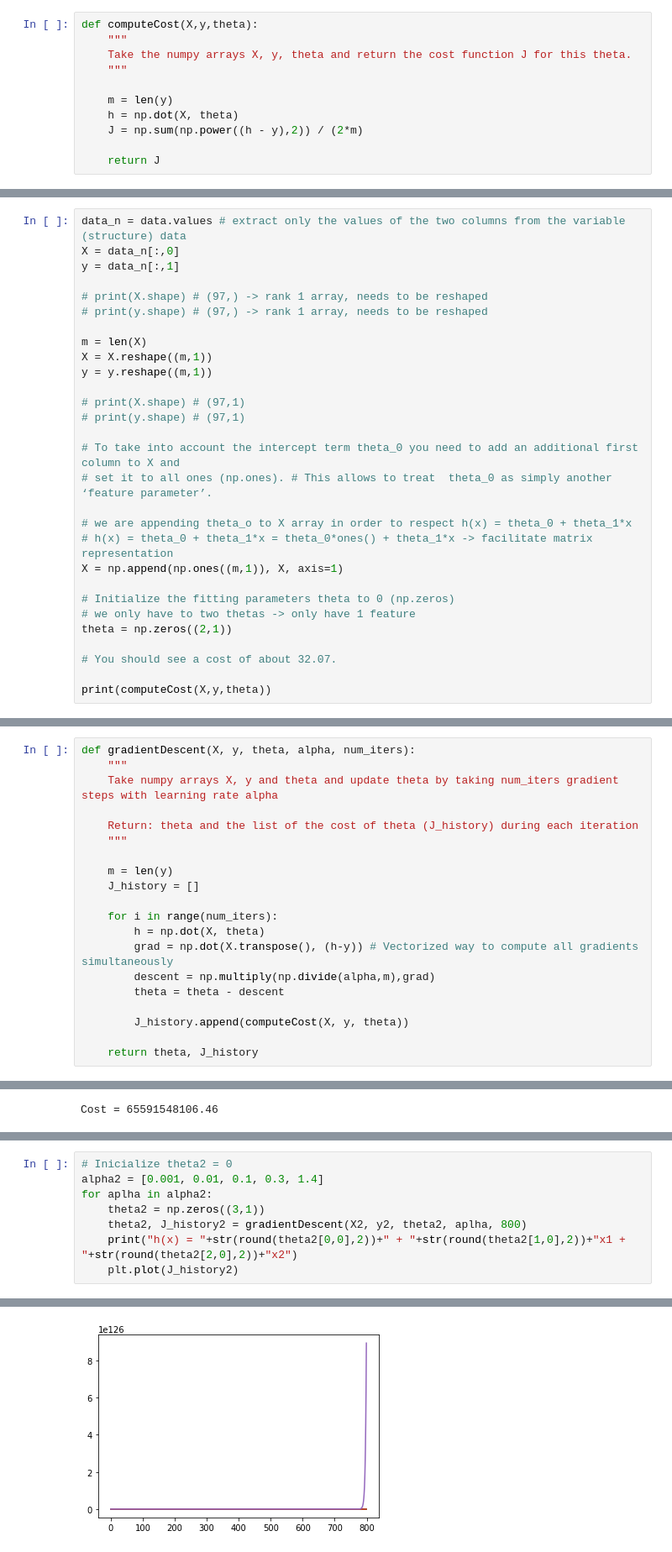
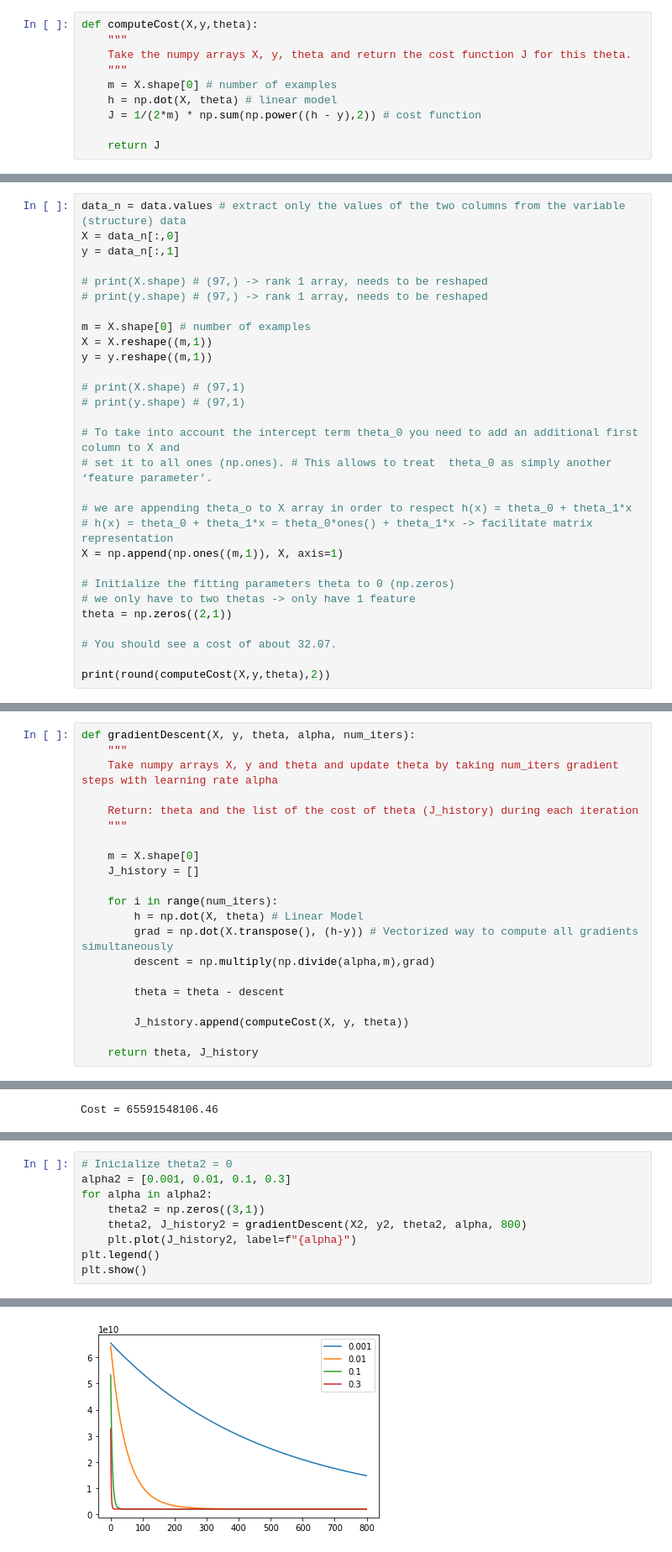
Before and after one commit to vascoalramos/taa, a Jupyter notebook: practical-labs/lab02/ML_LinReg.ipynb, the cells around one changed output, grey strips where cells are left out. Shown at 84% size. Drawn from its saved outputs; the diff is of its cells as text.

```diff
--- a/practical-labs/lab02/ML_LinReg.ipynb
+++ b/practical-labs/lab02/ML_LinReg.ipynb
@@ -71,10 +71,9 @@ def computeCost(X,y,theta):
     """
     Take the numpy arrays X, y, theta and return the cost function J for this theta.
     """
-
-    m = len(y)
-    h = np.dot(X, theta)
-    J = np.sum(np.power((h - y),2)) / (2*m)
+    m = X.shape[0] # number of examples
+    h = np.dot(X, theta) # linear model
+    J = 1/(2*m) * np.sum(np.power((h - y),2)) # cost function
 
     return J
 # %% [markdown]
@@ -91,7 +90,7 @@ y = data_n[:,1]
 # print(X.shape) # (97,) -> rank 1 array, needs to be reshaped
 # print(y.shape) # (97,) -> rank 1 array, needs to be reshaped
 
-m = len(X)
+m = X.shape[0] # number of examples
 X = X.reshape((m,1))
 y = y.reshape((m,1))
 
@@ -111,5 +110,5 @@ theta = np.zeros((2,1))
 
 # You should see a cost of about 32.07.
 
-print(computeCost(X,y,theta))
+print(round(computeCost(X,y,theta),2))
 # %% [output]
@@ -130,13 +129,14 @@ def gradientDescent(X, y, theta, alpha, num_iters):
     Return: theta and the list of the cost of theta (J_history) during each iteration
     """
 
-    m = len(y)
+    m = X.shape[0]
     J_history = []
 
     for i in range(num_iters):
-        h = np.dot(X, theta)
+        h = np.dot(X, theta) # Linear Model
         grad = np.dot(X.transpose(), (h-y)) # Vectorized way to compute all gradients simultaneously
         descent = np.multiply(np.divide(alpha,m),grad)
+
         theta = theta - descent
 
         J_history.append(computeCost(X, y, theta))
@@ -351,10 +349,11 @@ Apply **gradientDescent** with different learning rates (e.g. alpha=[0.001, 0.01
 You may need to adjust the number of iterations in order to see well the overall trend in $J(\theta)$ curve below.
 # %%
 # Inicialize theta2 = 0
-alpha2 = [0.001, 0.01, 0.1, 0.3, 1.4]
-for aplha in alpha2:
+alpha2 = [0.001, 0.01, 0.1, 0.3]
+for alpha in alpha2:
     theta2 = np.zeros((3,1))
-    theta2, J_history2 = gradientDescent(X2, y2, theta2, aplha, 800)
-    print("h(x) = "+str(round(theta2[0,0],2))+" + "+str(round(theta2[1,0],2))+"x1 + "+str(round(theta2[2,0],2))+"x2")
-    plt.plot(J_history2)
+    theta2, J_history2 = gradientDescent(X2, y2, theta2, alpha, 800)
+    plt.plot(J_history2, label=f"{alpha}")
+plt.legend()
+plt.show()
 # %% [output]
@@ -366,4 +360,4 @@ h(x) = -1.1306460172149835e+48 + -2.3941146846534593e+63x1 + -2.3941146846534585
-[figure, old version]
+[figure, new version]
 # %% [markdown]
 ### Visualising the Cost Function $J(\theta)$
 
```
Also changed, not shown: parts of 9 cells of this notebook, 9 other files.
